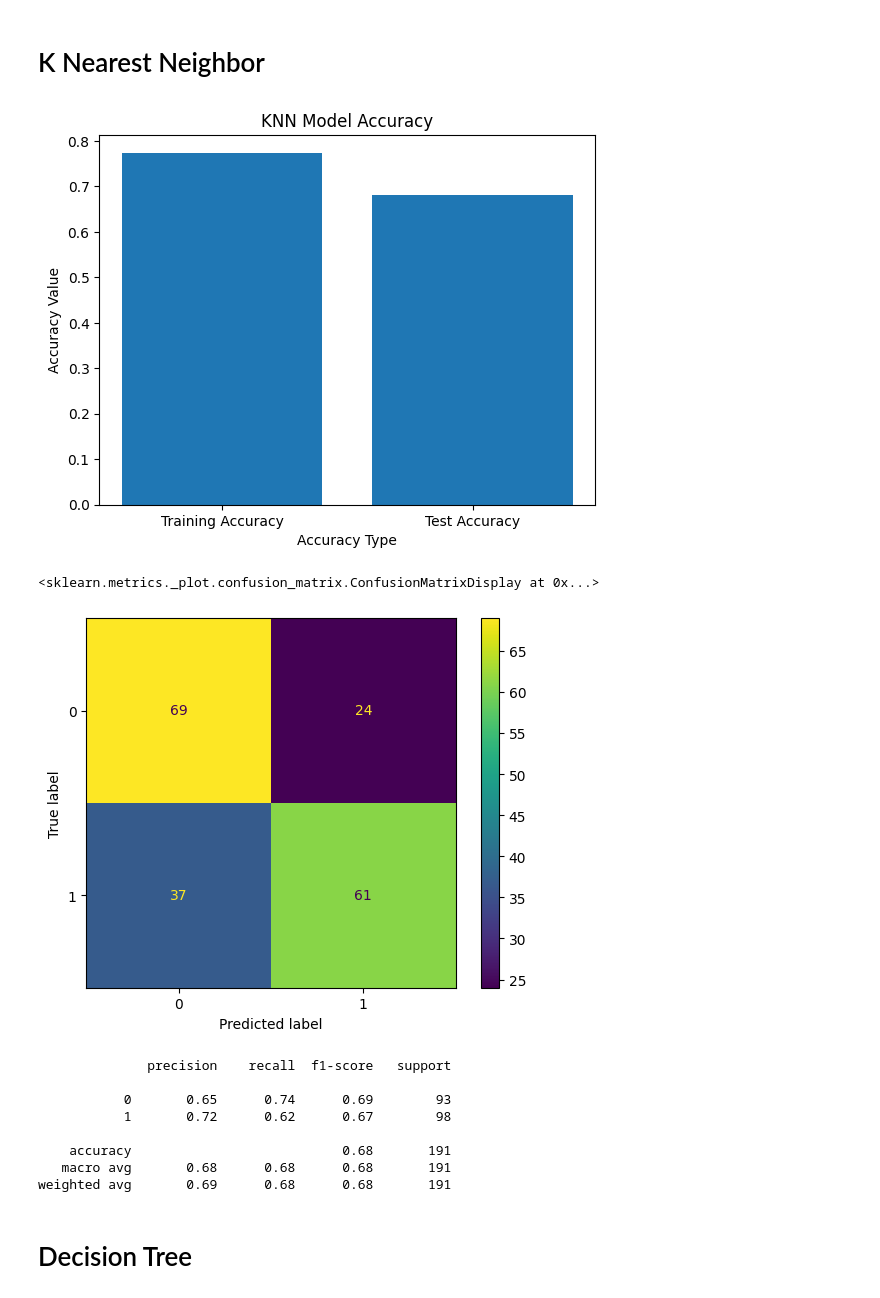
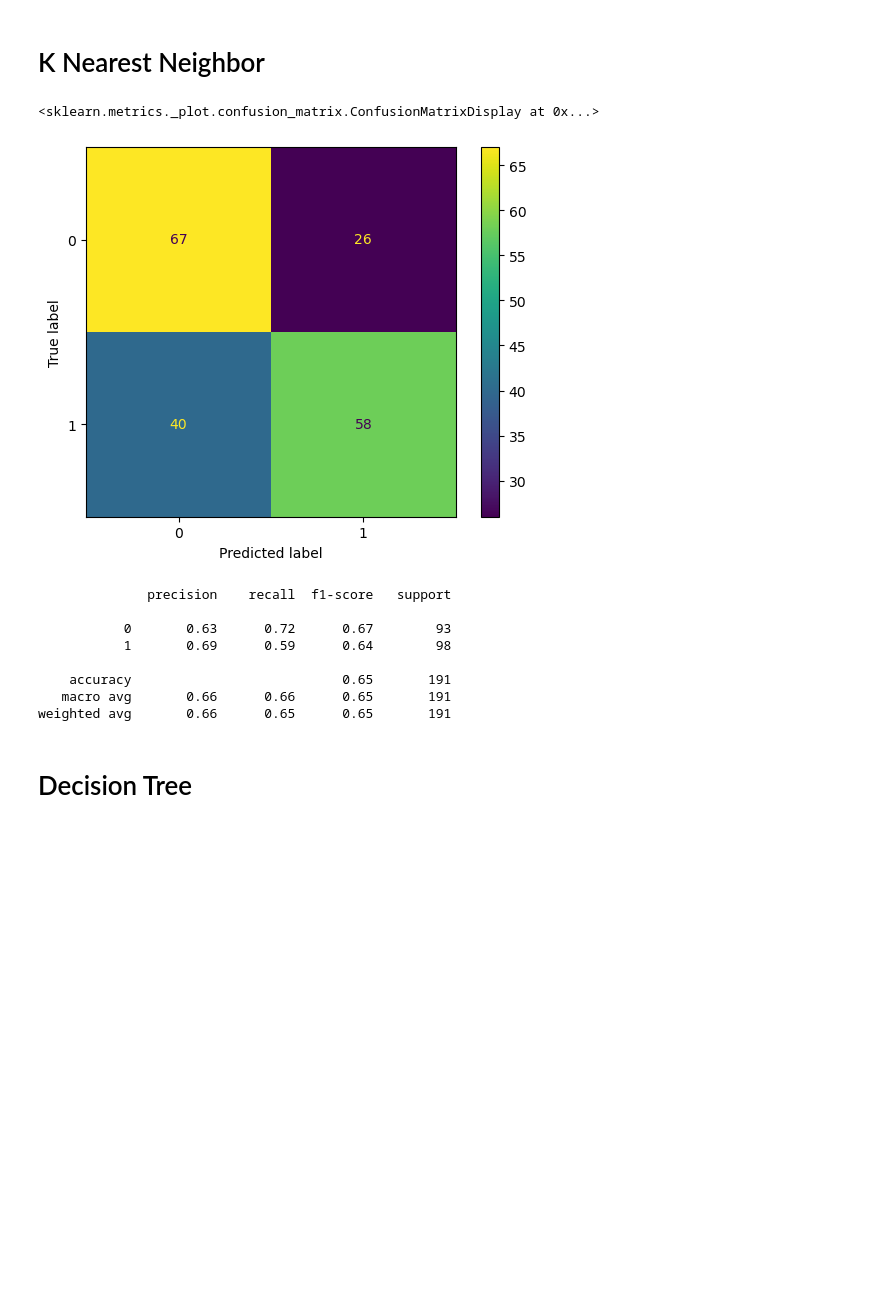
Before and after one commit to phanhoang1205/project-machine-learning, a Jupyter notebook: Cau2/Classification.ipynb, the cells around one changed output. Drawn from its saved outputs; the diff is of its cells as text; code cells hidden in the pictures; blank space fills up the shorter version.

```diff
--- a/Cau2/Classification.ipynb
+++ b/Cau2/Classification.ipynb
@@ -85,7 +85,7 @@ for i in range(len(types)):
 # Normalization
 # %%
 from sklearn.preprocessing import MinMaxScaler
-features = data.drop(['Purchased Bike'], axis=1)
+features = data.drop(['Purchased Bike', 'ID'], axis=1)
 
 scaler = MinMaxScaler()
 model=scaler.fit(features)
@@ -119,32 +117,18 @@ X_train, X_test, Y_train, Y_test = train_test_split(X_new, y, random_state = 42,
 # %%
 # Train model
 from sklearn.neighbors import KNeighborsClassifier
 KNN = KNeighborsClassifier(n_neighbors = 5, p=2, metric='euclidean')
 KNN.fit(X_train, Y_train)
 
 # test model
 Y_pred = KNN.predict(X_test)
 
 cm = confusion_matrix(Y_test, Y_pred)
 disp = ConfusionMatrixDisplay(confusion_matrix=cm)
-
-train_accuracy = KNN.score(X_train, Y_train)
-test_accuracy = KNN.score(X_test, Y_test)
-
-accuracies = [train_accuracy, test_accuracy]
-labels = ["Training Accuracy", "Test Accuracy"]
-
-plt.bar(labels, accuracies)
-plt.title("KNN Model Accuracy")
-plt.xlabel("Accuracy Type")
-plt.ylabel("Accuracy Value")
-plt.show()
-
 disp.plot()
 # %% [output]
+<sklearn.metrics._plot.confusion_matrix.ConfusionMatrixDisplay at 0x...>
-[figure, old version]
+[figure, new version]
-<sklearn.metrics._plot.confusion_matrix.ConfusionMatrixDisplay at 0x...>
-[figure, removed]
 # %%
 knn_accuracy = accuracy_score(Y_test, Y_pred)
 knn_precision = precision_score(Y_test, Y_pred)
@@ -155,12 +139,12 @@ print(classification_report(Y_test, Y_pred))
 # %% [output]
               precision    recall  f1-score   support
 
-           0       0.65      0.74      0.69        93
-           1       0.72      0.62      0.67        98
+           0       0.63      0.72      0.67        93
+           1       0.69      0.59      0.64        98
 
-    accuracy                           0.68       191
-   macro avg       0.68      0.68      0.68       191
-weighted avg       0.69      0.68      0.68       191
+    accuracy                           0.65       191
+   macro avg       0.66      0.66      0.65       191
+weighted avg       0.66      0.65      0.65       191
 # %% [markdown]
 # Decision Tree
 # %%
```
Also changed, not shown: parts of 23 cells of this notebook, 3 other files.
